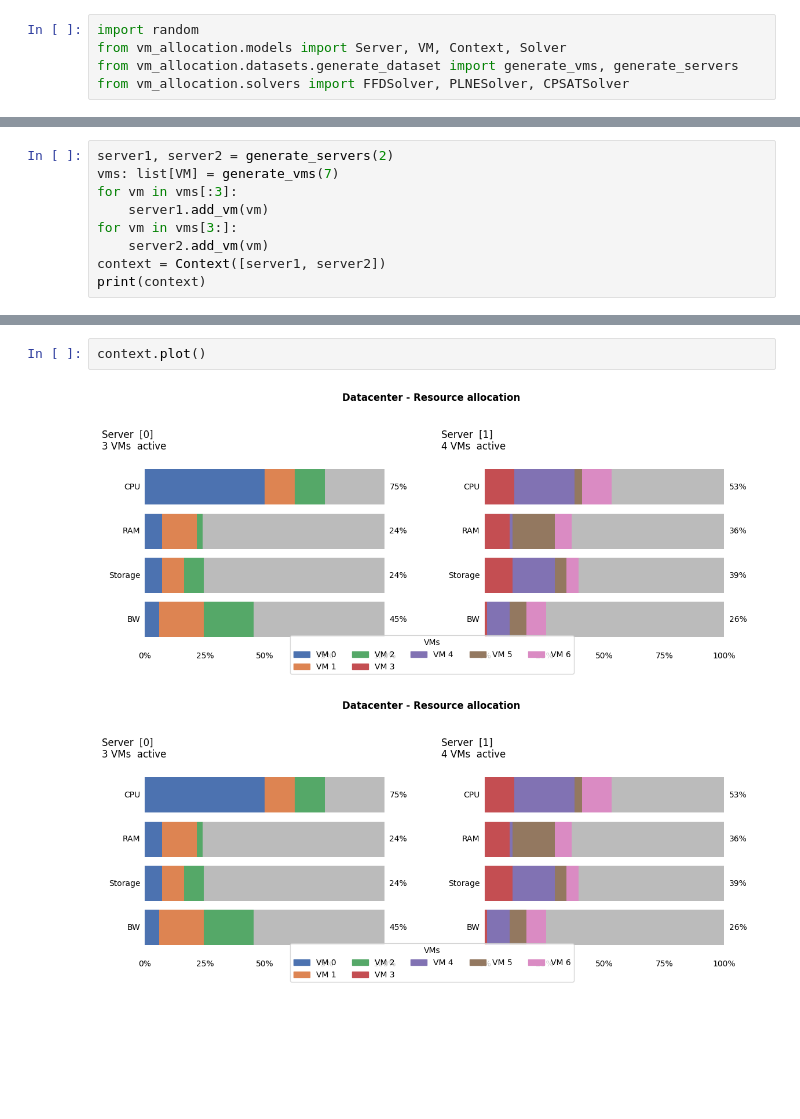
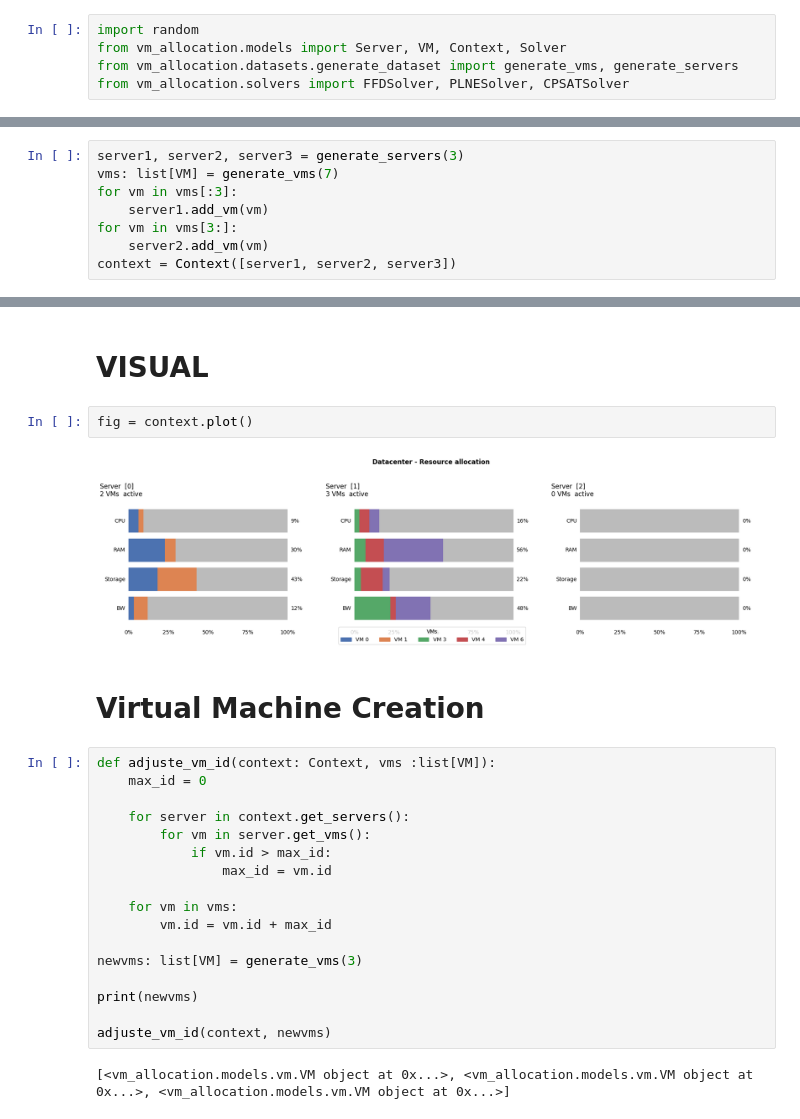
Before and after one commit to jsboigeEpita/2026-Epita-Programmation-par-Contraintes, a Jupyter notebook: d1/notebooks/benckmarck.ipynb, the cells around one changed output, grey strips where cells are left out. Saved outputs shown, nothing was run; the diff lists cells and outputs as text; blank space fills up the shorter version.

```diff
--- a/d1/notebooks/benckmarck.ipynb
+++ b/d1/notebooks/benckmarck.ipynb
@@ -8,9 +10,8 @@ from vm_allocation.solvers import FFDSolver, PLNESolver, CPSATSolver
 # %%
-server1, server2 = generate_servers(2)
+server1, server2, server3 = generate_servers(3)
 vms: list[VM] = generate_vms(7)
 for vm in vms[:3]:
     server1.add_vm(vm)
 for vm in vms[3:]:
     server2.add_vm(vm)
-context = Context([server1, server2])
-print(context)
+context = Context([server1, server2, server3])
@@ -35,5 +18,27 @@ print(context)
+# %% [markdown]
+# VISUAL
 # %%
-context.plot()
+fig = context.plot()
 # %% [output]
-[figure, old version]
+[figure, new version]
-[figure, removed]
+# %% [markdown]
+# Virtual Machine Creation
+# %%
+def adjuste_vm_id(context: Context, vms :list[VM]):
+    max_id = 0
+
+    for server in context.get_servers():
+        for vm in server.get_vms():
+            if vm.id > max_id:
+                max_id = vm.id
+
+    for vm in vms:
+        vm.id = vm.id + max_id
+
+newvms: list[VM] = generate_vms(3)
+
+print(newvms)
+
+adjuste_vm_id(context, newvms)
+# %% [output]
+[<vm_allocation.models.vm.VM object at 0x...>, <vm_allocation.models.vm.VM object at 0x...>, <vm_allocation.models.vm.VM object at 0x...>]
```
Also changed, not shown: parts of 3 cells of this notebook, 6 other files.
